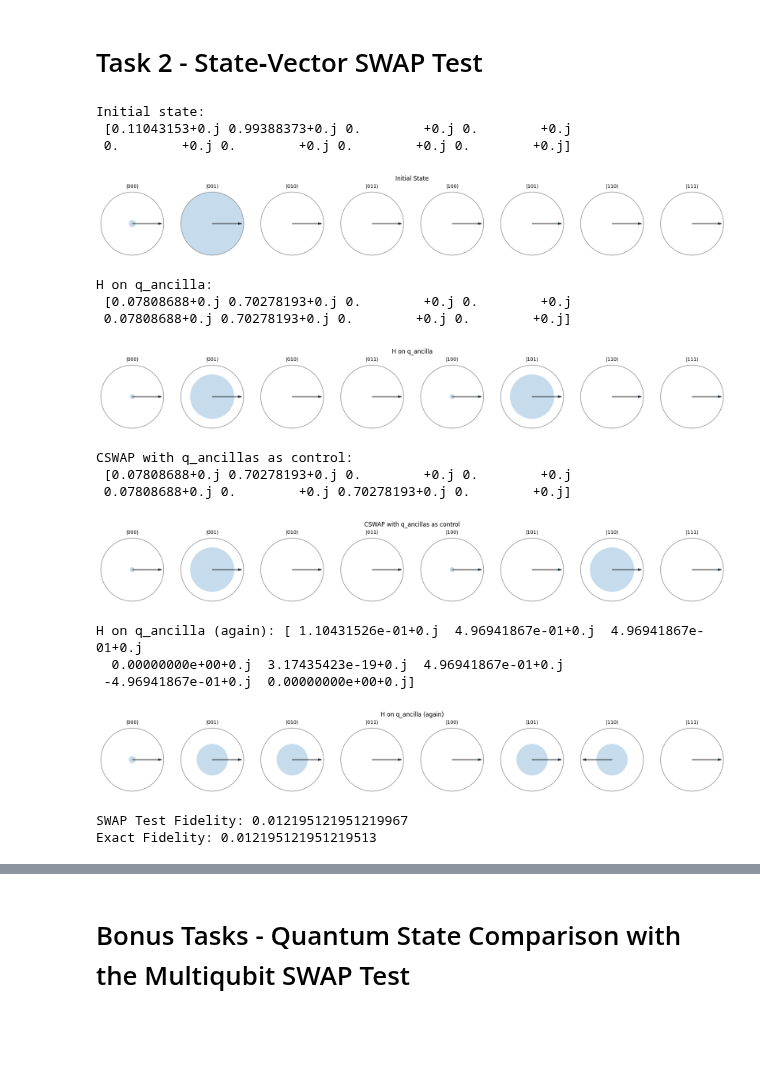
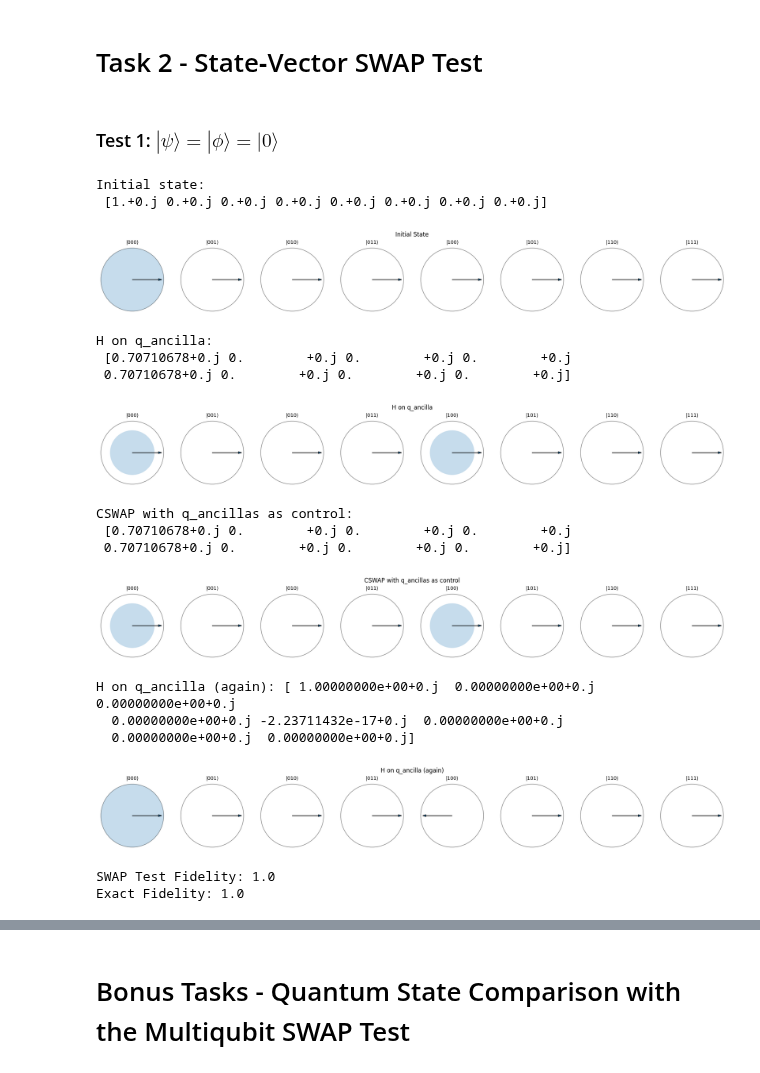
Before and after one commit to ScottMcHaffie/DD2367_Projects, a Jupyter notebook: DD2367_Assignment2.ipynb, the cells around one changed output, grey strips where cells are left out. Cells and saved outputs as stored; diff of their text form; code cells hidden in the pictures; blank space fills up the shorter version.

Commit message:
Updates on task 2.

```diff
--- a/DD2367_Assignment2.ipynb
+++ b/DD2367_Assignment2.ipynb
@@ -137,6 +144,10 @@ CSWAP = (np.kron(P0, np.eye(4)) + np.kron(P1, SWAP_A0_B0)) # CSWAP with ancilla
 def Task2_automator(Psi: np.ndarray, Phi: np.ndarray) -> None:
     # important! remember to normalize
     Psi = Psi/np.linalg.norm(Psi); Phi = Phi/np.linalg.norm(Phi)
+
+    # check the normalization was successful
+    assert np.isclose(np.sum(np.abs(Psi)**2), 1), "Psi is not normalized!"
+    assert np.isclose(np.sum(np.abs(Phi)**2), 1), "Phi is not normalized!"
 
     # initial state (|output A0 B0>)                                #   q_ancilla x q_A0 x q_B0
     init = np.kron(np.array([1,0], dtype=DTYPE), np.kron(Psi, Phi))  # |0>_output ⊗ |ψ>_A ⊗ |φ>_B
@@ -165,33 +176,33 @@ def Task2_automator(Psi: np.ndarray, Phi: np.ndarray) -> None:
     print ("SWAP Test Fidelity:", F_hat)
 
     # inner product (exact fidelity check)
-    F_exact = float(np.abs(np.vdot(psi/np.linalg.norm(psi), phi/np.linalg.norm(phi)))**2)
+    F_exact = float(np.abs(np.vdot(Psi/np.linalg.norm(Psi), Phi/np.linalg.norm(Phi)))**2)
     print ("Exact Fidelity:", F_exact)
 
     return
-
-
-# initialize phi
-psi = [1, 0]
-phi = [0.1, 0.9]
-
-Task2_automator(psi, phi)
-# %% [output]
-Initial state:
- [0.11043153+0.j 0.99388373+0.j 0.        +0.j 0.        +0.j
- 0.        +0.j 0.        +0.j 0.        +0.j 0.        +0.j]
-[figure, removed]
-H on q_ancilla:
- [0.07808688+0.j 0.70278193+0.j 0.        +0.j 0.        +0.j
- 0.07808688+0.j 0.70278193+0.j 0.        +0.j 0.        +0.j]
-[figure, removed]
-CSWAP with q_ancillas as control:
- [0.07808688+0.j 0.70278193+0.j 0.        +0.j 0.        +0.j
- 0.07808688+0.j 0.        +0.j 0.70278193+0.j 0.        +0.j]
-[figure, removed]
-H on q_ancilla (again): [ 1.10431526e-01+0.j  4.96941867e-01+0.j  4.96941867e-01+0.j
-  0.00000000e+00+0.j  3.17435423e-19+0.j  4.96941867e-01+0.j
- -4.96941867e-01+0.j  0.00000000e+00+0.j]
-[figure, removed]
-SWAP Test Fidelity: 0.012195121951219967
-Exact Fidelity: 0.012195121951219513
+# %% [markdown]
+### Test 1: $|\psi \rangle = |\phi \rangle = |0 \rangle$ ###
+# %%
+# initialize phi
+psi = [1, 0]
+phi = [1, 0]
+
+Task2_automator(psi, phi)
+# %% [output]
+Initial state:
+ [1.+0.j 0.+0.j 0.+0.j 0.+0.j 0.+0.j 0.+0.j 0.+0.j 0.+0.j]
+[figure, added]
+H on q_ancilla:
+ [0.70710678+0.j 0.        +0.j 0.        +0.j 0.        +0.j
+ 0.70710678+0.j 0.        +0.j 0.        +0.j 0.        +0.j]
+[figure, added]
+CSWAP with q_ancillas as control:
+ [0.70710678+0.j 0.        +0.j 0.        +0.j 0.        +0.j
+ 0.70710678+0.j 0.        +0.j 0.        +0.j 0.        +0.j]
+[figure, added]
+H on q_ancilla (again): [ 1.00000000e+00+0.j  0.00000000e+00+0.j  0.00000000e+00+0.j
+  0.00000000e+00+0.j -2.23711432e-17+0.j  0.00000000e+00+0.j
+  0.00000000e+00+0.j  0.00000000e+00+0.j]
+[figure, added]
+SWAP Test Fidelity: 1.0
+Exact Fidelity: 1.0
```
Also changed, not shown: parts of 6 cells of this notebook.
